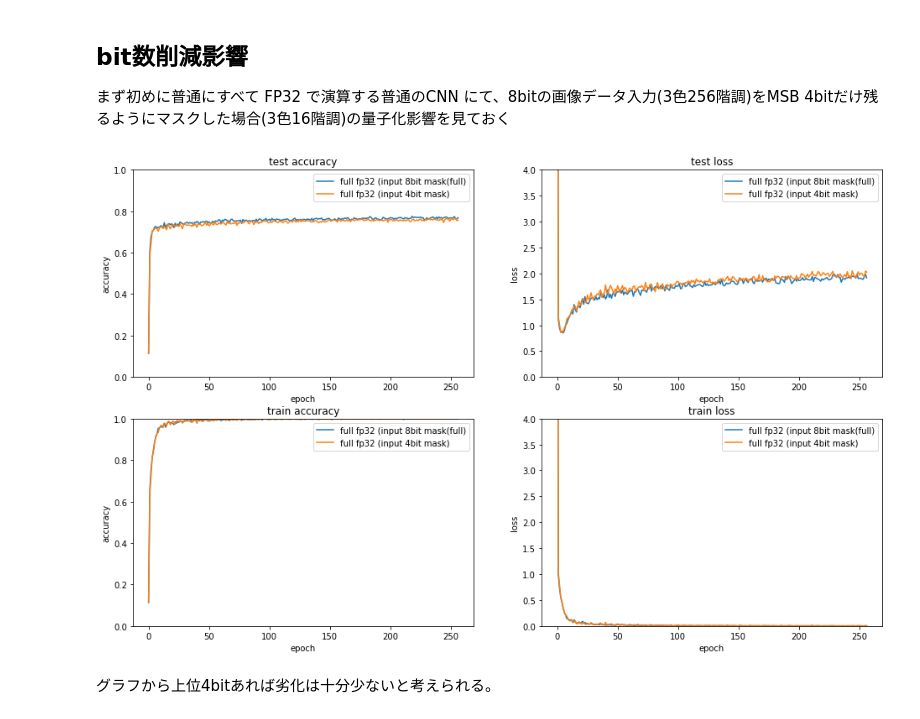
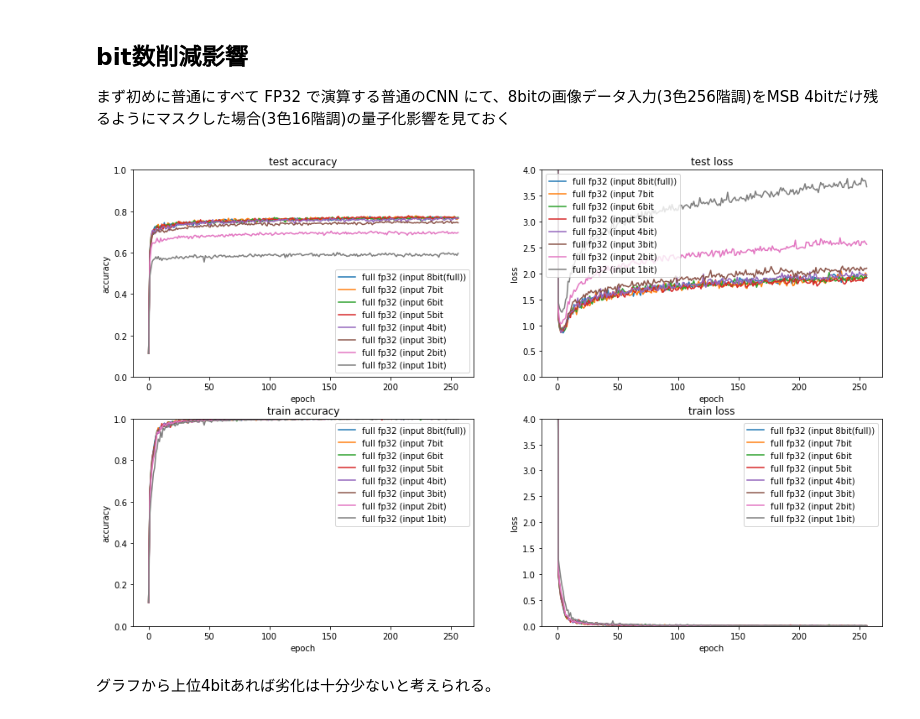
Before and after one commit to ryuz/local_data, a Jupyter notebook: blog/20200510_cifar10_binarize_test/cifar10_binary_graph.ipynb, the cells around one changed output. Saved outputs shown, nothing was run; the diff lists cells and outputs as text; code cells hidden in the pictures.

```diff
--- a/blog/20200510_cifar10_binarize_test/cifar10_binary_graph.ipynb
+++ b/blog/20200510_cifar10_binarize_test/cifar10_binary_graph.ipynb
@@ -81,11 +81,17 @@ def draw_graph(log_data, filename=None):
 # %%
 # bit削減影響
 log_data = {}
-log_data['full fp32 (input 8bit mask(full)']  = read_log_file('Cifar10BinarizeTest_fp32_log.txt')
-log_data['full fp32 (input 4bit mask)']       = read_log_file('Cifar10BinarizeTest_fp32_bit4_log.txt')
+log_data['full fp32 (input 8bit(full))']  = read_log_file('Cifar10BinarizeTest_fp32_log.txt')
+log_data['full fp32 (input 7bit']        = read_log_file('Cifar10BinarizeTest_fp32_bit7_log.txt')
+log_data['full fp32 (input 6bit']        = read_log_file('Cifar10BinarizeTest_fp32_bit6_log.txt')
+log_data['full fp32 (input 5bit']        = read_log_file('Cifar10BinarizeTest_fp32_bit5_log.txt')
+log_data['full fp32 (input 4bit)']       = read_log_file('Cifar10BinarizeTest_fp32_bit4_log.txt')
+log_data['full fp32 (input 3bit)']       = read_log_file('Cifar10BinarizeTest_fp32_bit3_log.txt')
+log_data['full fp32 (input 2bit)']       = read_log_file('Cifar10BinarizeTest_fp32_bit2_log.txt')
+log_data['full fp32 (input 1bit)']       = read_log_file('Cifar10BinarizeTest_fp32_bit1_log.txt')
 draw_graph(log_data, 'CIFAR-10_fully-binary_CNN_evaluation_bit_mask.png')
 # %% [output]
-[figure, old version]
+[figure, new version]
 # %% [markdown]
 グラフから上位4bitあれば劣化は十分少ないと考えられる。
 # %% [markdown]
```
Also changed, not shown: parts of 1 cell of this notebook, 18 other files.
